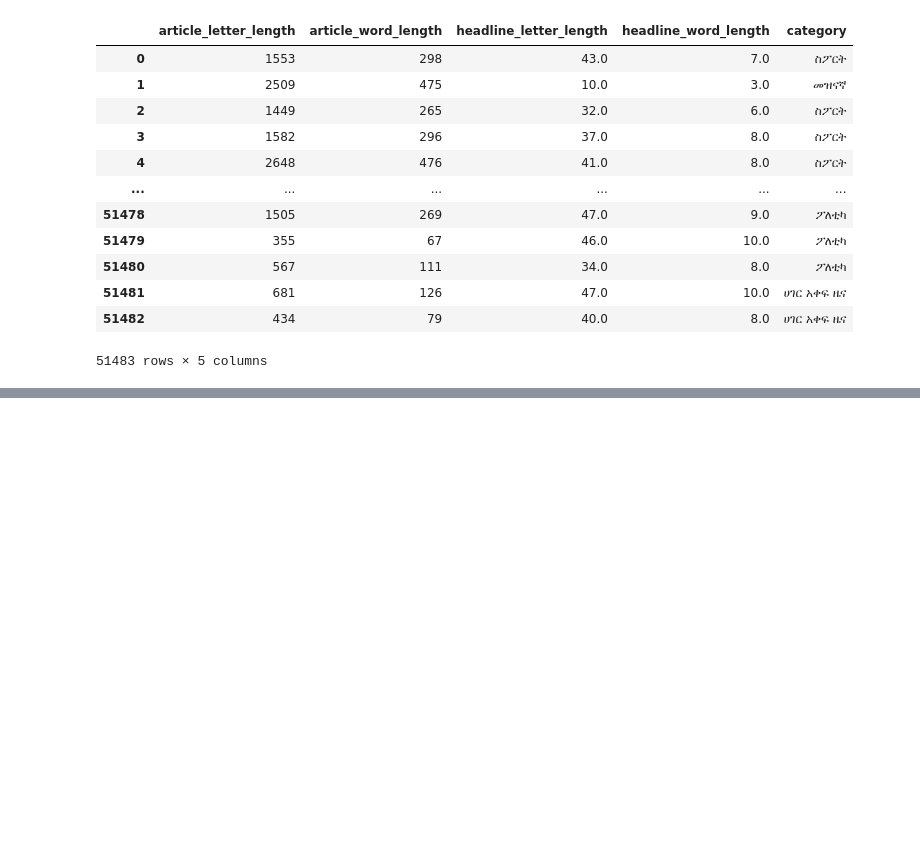
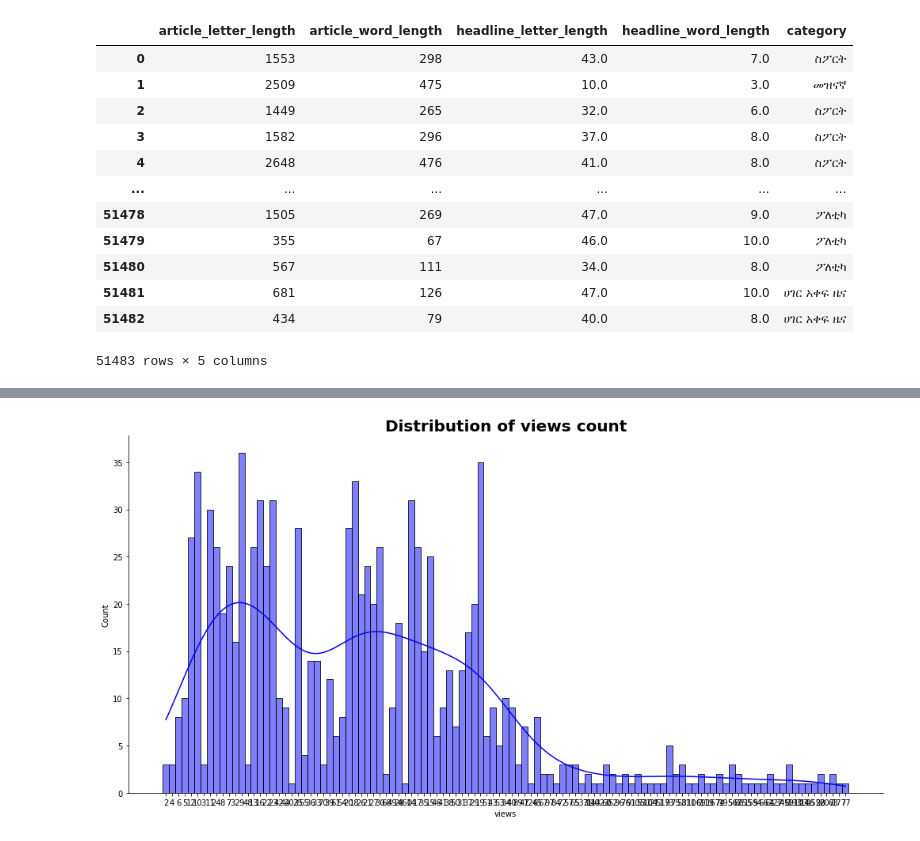
Before and after one commit to STT-data-collection/STT-Data-Collection, a Jupyter notebook: notebooks/EDA.ipynb, the cells around one changed output, grey strips where cells are left out. Cells and saved outputs as stored; diff of their text form; code cells hidden in the pictures; blank space fills up the shorter version.

```diff
--- a/notebooks/EDA.ipynb
+++ b/notebooks/EDA.ipynb
@@ -83,0 +125,10 @@ selected_data
+# %%
+x=pd.DataFrame()
+x['views'] = data['views'].replace(['Unknown'], ['0'])
+# %%
+sns.displot(data=x.head(1000), x='views', color='blue',
+                    kde=True, height=7, aspect=2)
+plt.title('Distribution of views count', size=20, fontweight='bold')
+plt.show()
+# %% [output]
+[figure, added]
```
Also changed, not shown: parts of 6 cells of this notebook.
